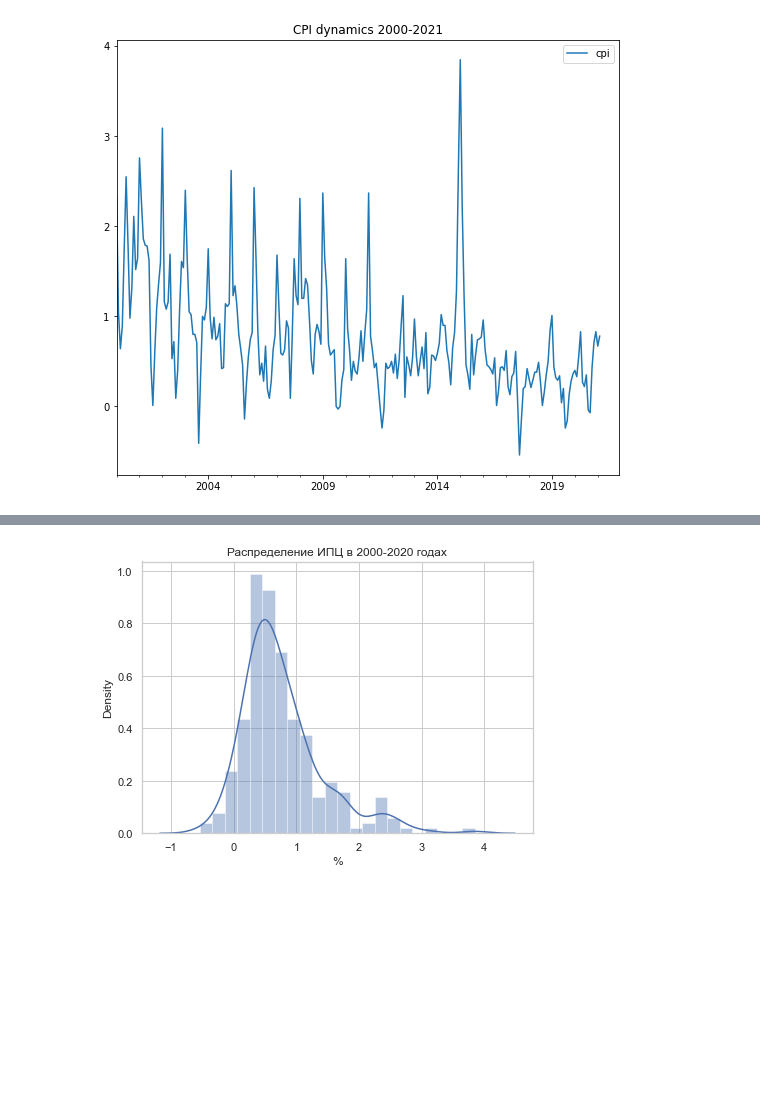
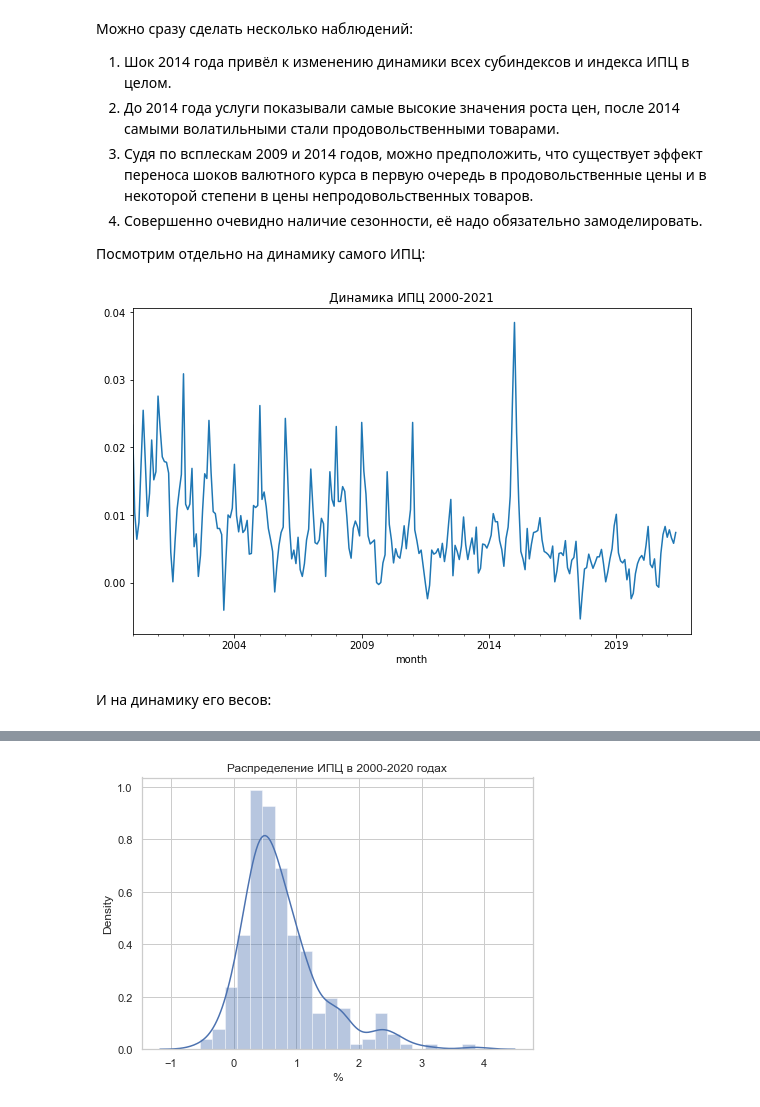
Before and after one commit to darkmetrics/CPI, a Jupyter notebook: Model.ipynb, the cells around one changed output, grey strips where cells are left out. Cells and saved outputs as stored; diff of their text form; code cells hidden in the pictures; blank space fills up the shorter version.

```diff
--- a/Model.ipynb
+++ b/Model.ipynb
@@ -51,5 +64,5 @@ https://rosstat.gov.ru/price
 # %%
-data = pd.read_csv('data/clean_cpi.csv', index_col=0, parse_dates=True)
+data = pd.read_csv('data/clean_data.csv', index_col=0, parse_dates=True)
 # %%
 data.head()
 # %% [output]
@@ -62,0 +145,2 @@ data.head()
+# %%
+rcParams['font.size'] = 12
@@ -63,4 +162,14 @@ data.head()
+# %% [markdown]
+Можно сразу сделать несколько наблюдений:
+1. Шок 2014 года привёл к изменению динамики всех субиндексов и индекса ИПЦ в целом.
+2. До 2014 года услуги показывали самые высокие значения роста цен, после 2014 самыми волатильными стали продовольственными товарами.
+3. Судя по всплескам 2009 и 2014 годов, можно предположить, что существует эффект переноса шоков валютного курса в первую очередь в продовольственные цены и в некоторой степени в цены непродовольственных товаров.
+4. Совершенно очевидно наличие сезонности, её надо обязательно замоделировать.
+
+Посмотрим отдельно на динамику самого ИПЦ:
 # %%
-(data['2000':]-100).plot(label='CPI', title='CPI dynamics 2000-2021', figsize=(9, 8));
+data['2000':].cpi.plot(label='CPI', title='Динамика ИПЦ 2000-2021', figsize=(10, 6));
 # %% [output]
-[figure, old version]
+[figure, new version]
+# %% [markdown]
+И на динамику его весов:
```
Also changed, not shown: parts of 31 cells of this notebook, 6 other files.
